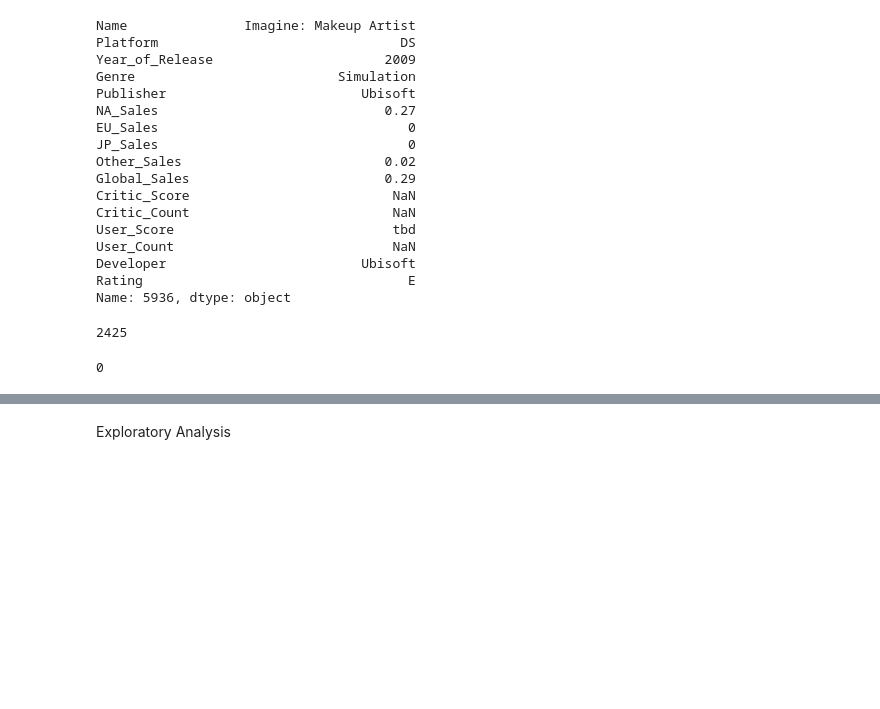
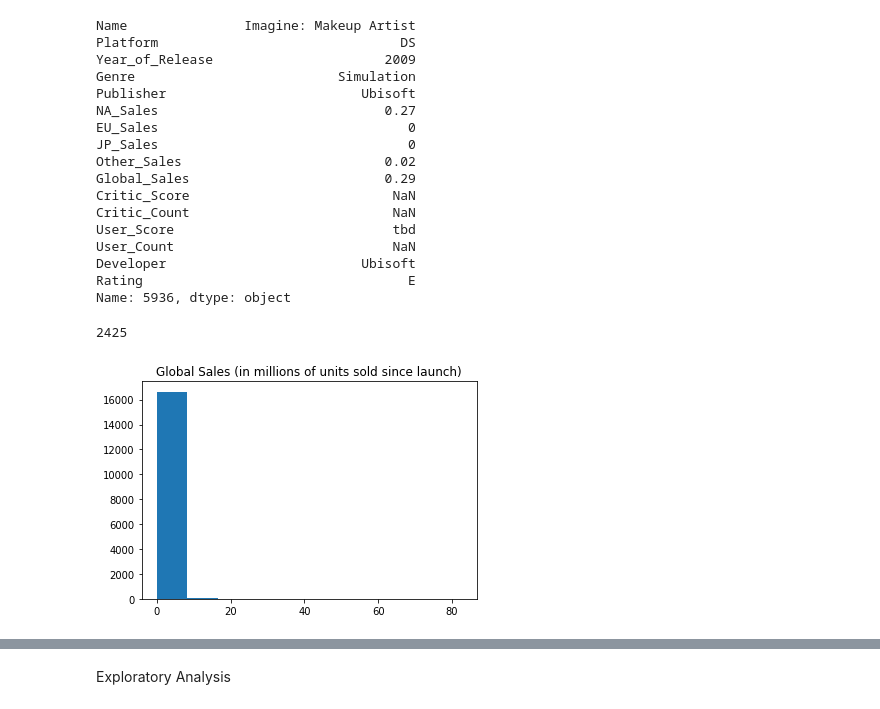
Before and after one commit to lluc507/Stats131Project, a Jupyter notebook: Final Project.ipynb, the cells around one changed output, grey strips where cells are left out. Saved outputs shown, nothing was run; the diff lists cells and outputs as text; code cells hidden in the pictures; blank space fills up the shorter version.

```diff
--- a/Final Project.ipynb
+++ b/Final Project.ipynb
@@ -124,10 +134,12 @@ games.User_Score[games.User_Score == 'tbd'].count()
 2425
 # %%
 games.User_Score = games.User_Score.replace('tbd', np.nan)
-# %%
-games.User_Score[games.User_Score == 'tbd'].count()
-# %% [output]
-0
 # %%
 #change type from string to float
 games.User_Score = games.User_Score.astype(float)
+# %%
+plt.hist(games.Global_Sales) #similar distribution for all other sales variables
+plt.title('Global Sales (in millions of units sold since launch)')
+plt.show()
+# %% [output]
+[figure, added]
```
Also changed, not shown: parts of 22 cells of this notebook.
